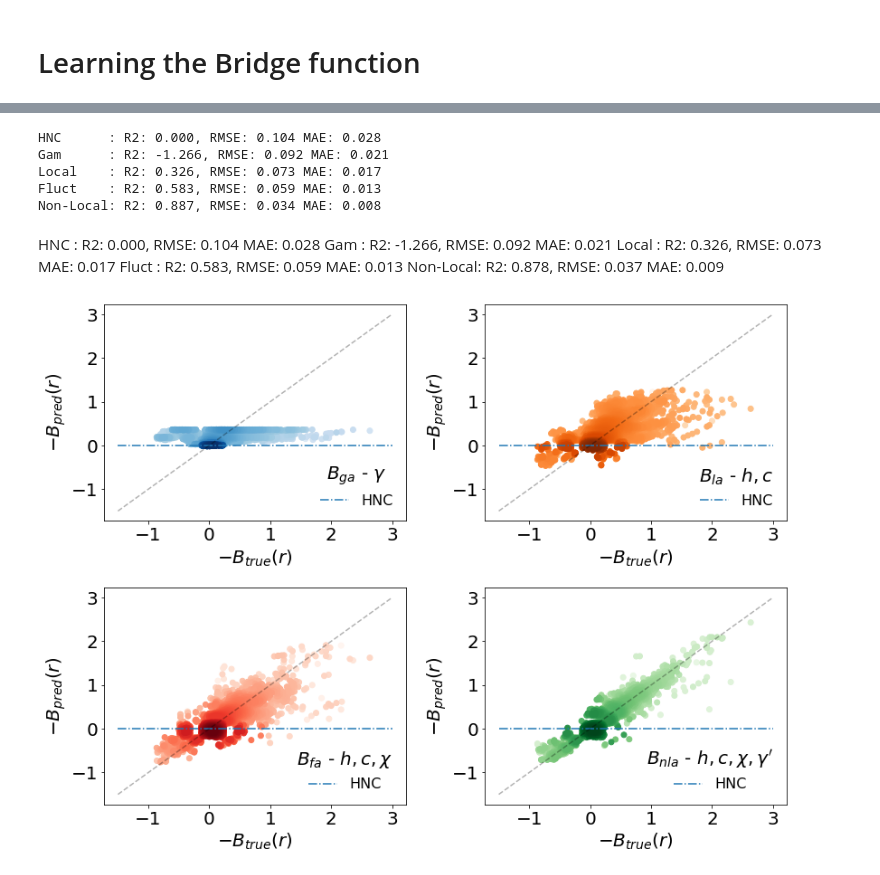
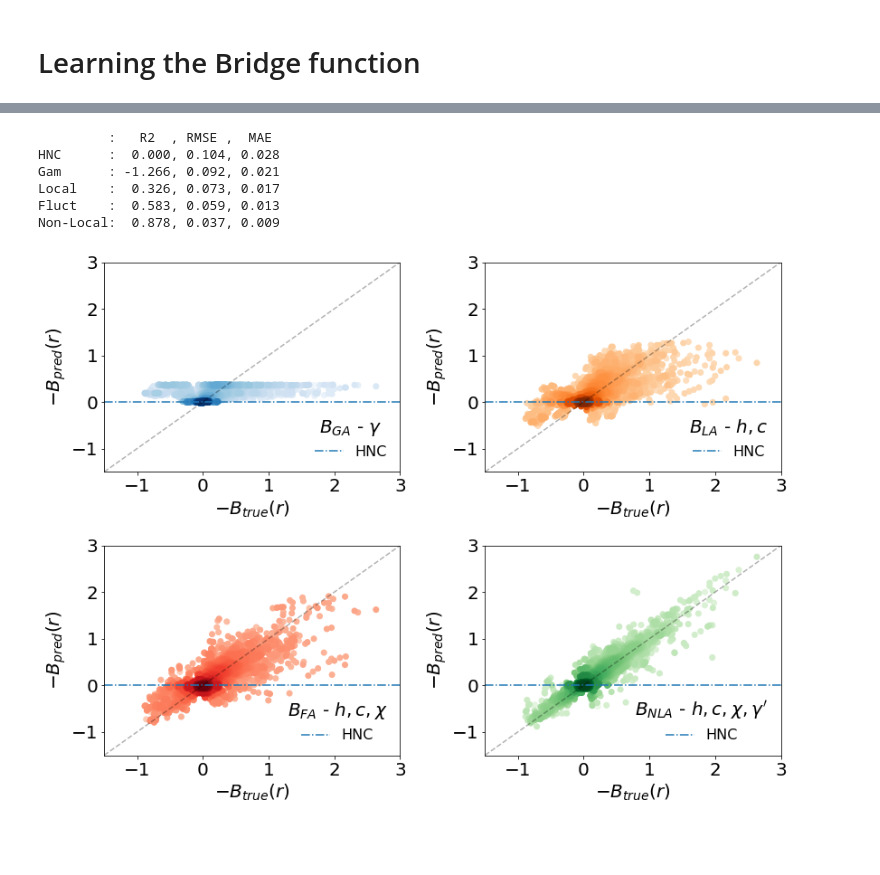
Before and after one commit to CompRhys/ornstein-zernike, a Jupyter notebook: learn/learn-bridge-function.ipynb, the cells around one changed output, grey strips where cells are left out. Cells and saved outputs as stored; diff of their text form; code cells hidden in the pictures; blank space fills up the shorter version.

```diff
--- a/learn/learn-bridge-function.ipynb
+++ b/learn/learn-bridge-function.ipynb
@@ -80,8 +80,8 @@ y_test = df_test[["avg_br"]].values
 # fluct = make_model(3)
 # non_local = make_model(4)
 # %%
-# gam = load_model("models/gam.h5")
-# local = load_model("models/local.h5")
-# fluct = load_model("models/fluct.h5")
-non_local = load_model("models/non-local-400.h5")
+gam = load_model("models/gam.h5")
+local = load_model("models/local.h5")
+fluct = load_model("models/fluct.h5")
+non_local = load_model("models/non-local.h5")
 # %% [output]
@@ -104,5 +104,5 @@ Call initializer instance with the dtype argument instead of passing it to the c
 # fluct = train_model(fluct, X_train_fd, y_train, y_ivar,
 #                      epochs=100, save_file="models/fluct-200.h5")
 # %%
-non_local = train_model(non_local, X_train_nla, y_train, y_ivar,
-                     epochs=100, save_file="models/non-local-500.h5")
+# non_local = train_model(non_local, X_train_nla, y_train, y_ivar,
+#                      epochs=100, save_file="models/non-local-500.h5")
@@ -112,7 +109,3 @@ Learning MLP model with 347924 training points
-# %%
-gam = load_model("models/gam-200.h5")
-local = load_model("models/local-200.h5")
-fluct = load_model("models/fluct-200.h5")
 # %%
 y_gam = gam.predict(X_test_gam)
 y_local = local.predict(X_test_la)
@@ -136,26 +129,22 @@ mae_gam = MAE(y_gam, y_test)
 mae_local = MAE(y_local, y_test)
 mae_fluct = MAE(y_fluct, y_test)
 mae_non_local = MAE(y_non_local, y_test)
-
-print("HNC      : R2: {:.3f}, RMSE: {:.3f} MAE: {:.3f}".format(r2_hnc, rmse_hnc, mae_hnc))
-print("Gam      : R2: {:.3f}, RMSE: {:.3f} MAE: {:.3f}".format(r2_gam, rmse_gam, mae_gam))
-print("Local    : R2: {:.3f}, RMSE: {:.3f} MAE: {:.3f}".format(r2_local, rmse_local, mae_local))
-print("Fluct    : R2: {:.3f}, RMSE: {:.3f} MAE: {:.3f}".format(r2_fluct, rmse_fluct, mae_fluct))
-print("Non-Local: R2: {:.3f}, RMSE: {:.3f} MAE: {:.3f}".format(r2_non_local, rmse_non_local, mae_non_local))
-# %% [output]
-HNC      : R2: 0.000, RMSE: 0.104 MAE: 0.028
-Gam      : R2: -1.266, RMSE: 0.092 MAE: 0.021
-Local    : R2: 0.326, RMSE: 0.073 MAE: 0.017
-Fluct    : R2: 0.583, RMSE: 0.059 MAE: 0.013
-Non-Local: R2: 0.887, RMSE: 0.034 MAE: 0.008
-# %% [markdown]
-HNC      : R2: 0.000, RMSE: 0.104 MAE: 0.028
-Gam      : R2: -1.266, RMSE: 0.092 MAE: 0.021
-Local    : R2: 0.326, RMSE: 0.073 MAE: 0.017
-Fluct    : R2: 0.583, RMSE: 0.059 MAE: 0.013
-Non-Local: R2: 0.878, RMSE: 0.037 MAE: 0.009
+# %%
+print("         :   R2  , RMSE ,  MAE  ")
+print("HNC      :  {:.3f}, {:.3f}, {:.3f}".format(r2_hnc, rmse_hnc, mae_hnc))
+print("Gam      : {:.3f}, {:.3f}, {:.3f}".format(r2_gam, rmse_gam, mae_gam))
+print("Local    :  {:.3f}, {:.3f}, {:.3f}".format(r2_local, rmse_local, mae_local))
+print("Fluct    :  {:.3f}, {:.3f}, {:.3f}".format(r2_fluct, rmse_fluct, mae_fluct))
+print("Non-Local:  {:.3f}, {:.3f}, {:.3f}".format(r2_non_local, rmse_non_local, mae_non_local))
+# %% [output]
+         :   R2  , RMSE ,  MAE
+HNC      :  0.000, 0.104, 0.028
+Gam      : -1.266, 0.092, 0.021
+Local    :  0.326, 0.073, 0.017
+Fluct    :  0.583, 0.059, 0.013
+Non-Local:  0.878, 0.037, 0.009
 # %%
-def density_scatter(x , y, colours, ax = None, label=None, sort = True, log=True, bins = 20,  **kwargs )   :
+def density_scatter(x , y, colours, ax = None, label=None, sort = True, log=True, bins = 50,  **kwargs )   :
     """
     Scatter plot colored by 2d histogram
     """
@@ -200,36 +189,44 @@ density_scatter(-y_test.ravel(), -y_non_local.ravel(), plt.get_cmap('Greens'), a
 
 # ax[1,1].plot(-y_test, -y_non_local, linestyle="None",
 #         marker="x", label='$B_{nla}$', alpha=0.3,mew=3, color="tab:red")
 
 ax[0,0].plot([-1.5, 3], [0, 0], linestyle="-.", label='HNC', color="tab:blue")
 ax[0,0].plot([-1.5, 3], [-1.5, 3], linestyle="--", color='k',  alpha=0.3)
 ax[0,0].set_xlabel('$-B_{true}(r)$')
 ax[0,0].set_ylabel('$-B_{pred}(r)$')
+ax[0,0].set_xlim((-1.5,3))
+ax[0,0].set_ylim((-1.5,3))
 
 ax[0,1].plot([-1.5, 3], [0, 0], linestyle="-.", label='HNC', color="tab:blue")
 ax[0,1].plot([-1.5, 3], [-1.5, 3], linestyle="--", color='k',  alpha=0.3)
 ax[0,1].set_xlabel('$-B_{true}(r)$')
 ax[0,1].set_ylabel('$-B_{pred}(r)$')
+ax[0,1].set_xlim((-1.5,3))
+ax[0,1].set_ylim((-1.5,3))
 
 ax[1,0].plot([-1.5, 3], [0, 0], linestyle="-.", label='HNC', color="tab:blue")
 ax[1,0].plot([-1.5, 3], [-1.5, 3], linestyle="--", color='k',  alpha=0.3)
 ax[1,0].set_xlabel('$-B_{true}(r)$')
 ax[1,0].set_ylabel('$-B_{pred}(r)$')
+ax[1,0].set_xlim((-1.5,3))
+ax[1,0].set_ylim((-1.5,3))
 
 ax[1,1].plot([-1.5, 3], [0, 0], linestyle="-.", label='HNC', color="tab:blue")
 ax[1,1].plot([-1.5, 3], [-1.5, 3], linestyle="--", color='k',  alpha=0.3)
 ax[1,1].set_xlabel('$-B_{true}(r)$')
 ax[1,1].set_ylabel('$-B_{pred}(r)$')
+ax[1,1].set_xlim((-1.5,3))
+ax[1,1].set_ylim((-1.5,3))
 
-ax[0,0].legend(markerscale=1, fontsize=16, frameon=False, title="$B_{ga}$ - $\gamma$", loc=4)
-ax[0,1].legend(markerscale=1, fontsize=16, frameon=False, title="$B_{la}$ - $h, c$", loc=4)
-ax[1,0].legend(markerscale=1, fontsize=16, frameon=False, title="$B_{fa}$ - $h, c, \chi$", loc=4)
-ax[1,1].legend(markerscale=1, fontsize=16, frameon=False, title="$B_{nla}$ - $h, c, \chi, \gamma'$", loc=4)
+ax[0,0].legend(markerscale=1, fontsize=16, frameon=False, title="$B_{GA}$ - $\gamma$", loc=4)
+ax[0,1].legend(markerscale=1, fontsize=16, frameon=False, title="$B_{LA}$ - $h, c$", loc=4)
+ax[1,0].legend(markerscale=1, fontsize=16, frameon=False, title="$B_{FA}$ - $h, c, \chi$", loc=4)
+ax[1,1].legend(markerscale=1, fontsize=16, frameon=False, title="$B_{NLA}$ - $h, c, \chi, \gamma'$", loc=4)
 
 plt.tight_layout()
 
 # plt.savefig("plots/compare_{}.png".format(datetime.now().strftime("%d-%m-%Y_%I-%M-%S_%p")))
-plt.savefig("plots/compare-300.png")
+plt.savefig("plots/compare.ngf", dpi=600)
 plt.show()
 # %% [output]
-[figure, old version]
+[figure, new version]
```
Also changed, not shown: parts of 2 cells of this notebook, 32 other files.
